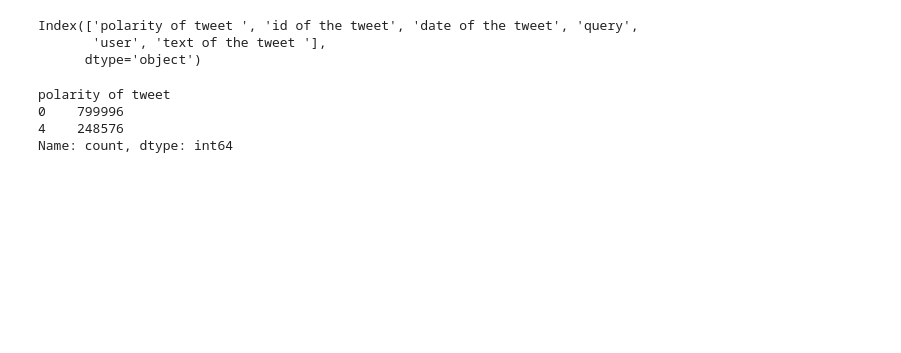
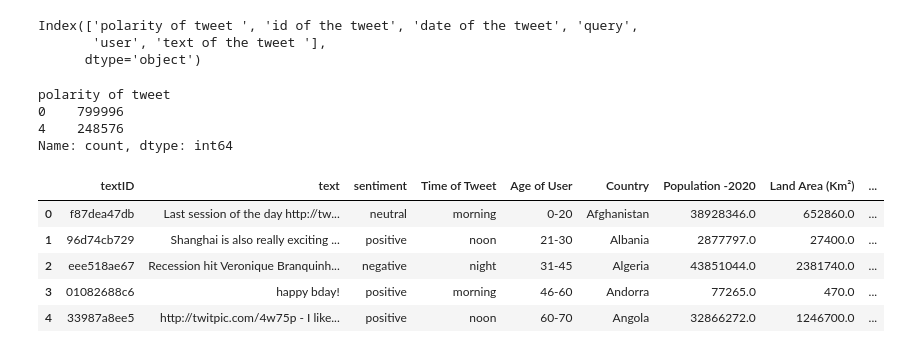
Before and after one commit to ArthaSlaya/RNN, a Jupyter notebook: EDA.ipynb, the cells around one changed output. Drawn from its saved outputs; the diff is of its cells as text; code cells hidden in the pictures; blank space fills up the shorter version.

```diff
--- a/EDA.ipynb
+++ b/EDA.ipynb
@@ -238,3 +238,13 @@ polarity of tweet
 0    799996
 4    248576
 Name: count, dtype: int64
+# %%
+df1 = pd.read_csv('./data/archive/testdata.manual.2009.06.14.csv', encoding= 'ISO-8859-1', header= 0)
+df.head()
+# %% [output]
+|  | textID | text | sentiment | Time of Tweet | Age of User | Country | Population -2020 | Land Area (Km²) | ... |
+| 0 | f87dea47db | Last session of the day http://tw... | neutral | morning | 0-20 | Afghanistan | 38928346.0 | 652860.0 | ... |
+| 1 | 96d74cb729 | Shanghai is also really exciting ... | positive | noon | 21-30 | Albania | 2877797.0 | 27400.0 | ... |
+| 2 | eee518ae67 | Recession hit Veronique Branquinh... | negative | night | 31-45 | Algeria | 43851044.0 | 2381740.0 | ... |
+| 3 | 01082688c6 | happy bday! | positive | morning | 46-60 | Andorra | 77265.0 | 470.0 | ... |
+| 4 | 33987a8ee5 | http://twitpic.com/4w75p - I like... | positive | noon | 60-70 | Angola | 32866272.0 | 1246700.0 | ... |
```
Also changed, not shown: parts of 1 cell of this notebook, 2 other files.
